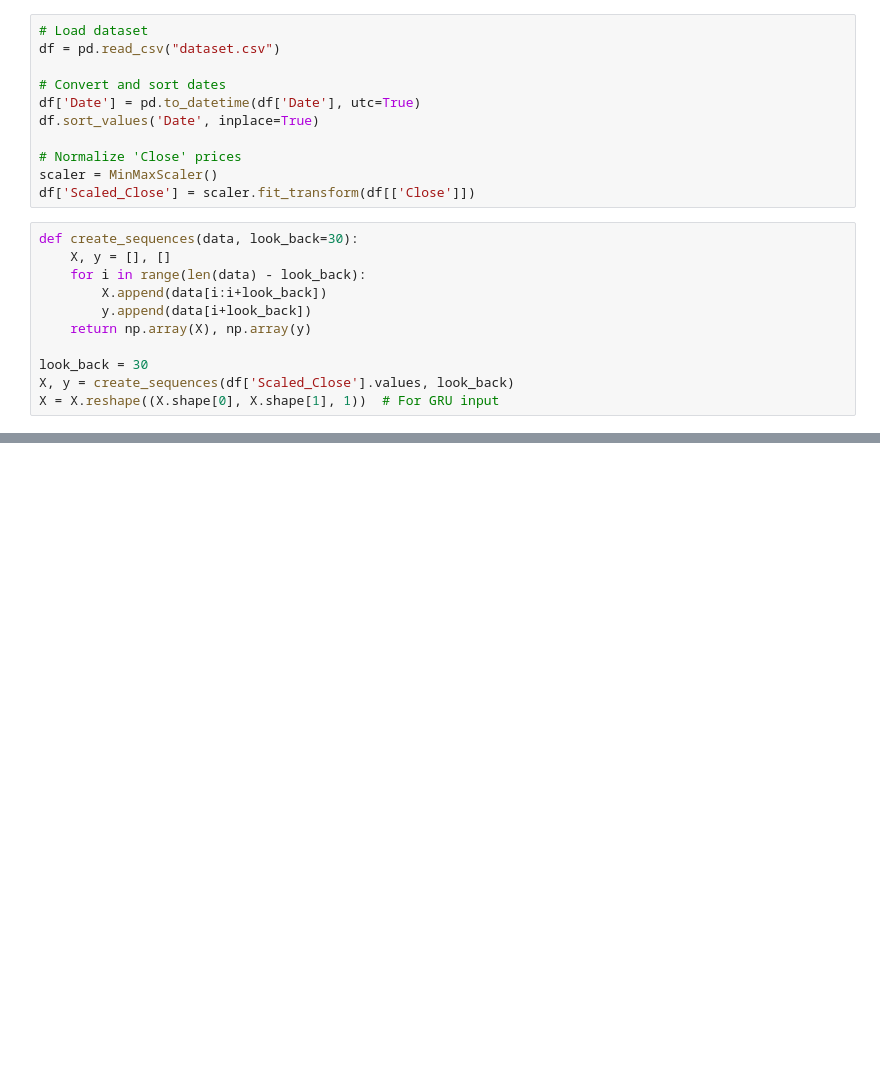
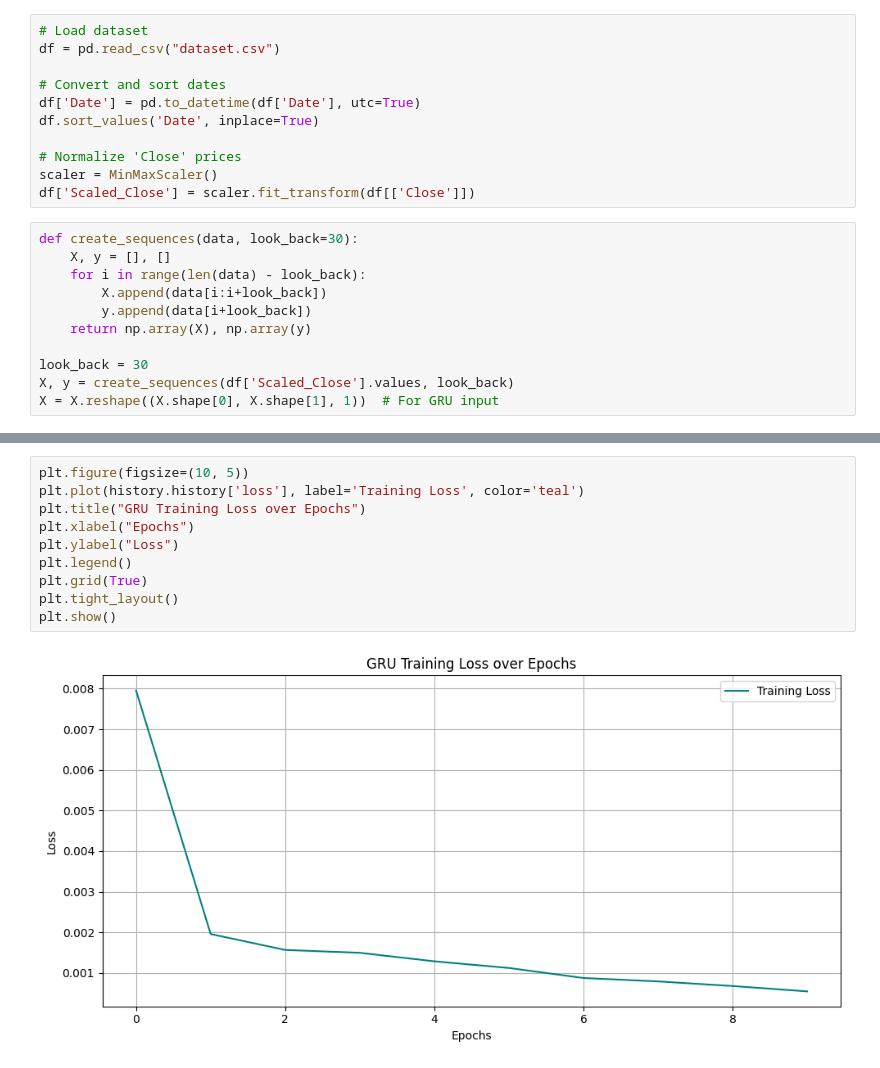
Before and after one commit to 23cs011/Gold-price-prediction, a Jupyter notebook: Gold_Price_Prediction/GRU.ipynb, the cells around one changed output, grey strips where cells are left out. Drawn from its saved outputs; the diff is of its cells as text; blank space fills up the shorter version.

```diff
--- a/Gold_Price_Prediction/GRU.ipynb
+++ b/Gold_Price_Prediction/GRU.ipynb
@@ -108,0 +100,12 @@ plt.show()
+# %%
+plt.figure(figsize=(10, 5))
+plt.plot(history.history['loss'], label='Training Loss', color='teal')
+plt.title("GRU Training Loss over Epochs")
+plt.xlabel("Epochs")
+plt.ylabel("Loss")
+plt.legend()
+plt.grid(True)
+plt.tight_layout()
+plt.show()
+# %% [output]
+[figure, added]
```
Also changed, not shown: parts of 6 cells of this notebook, 2 other files.
